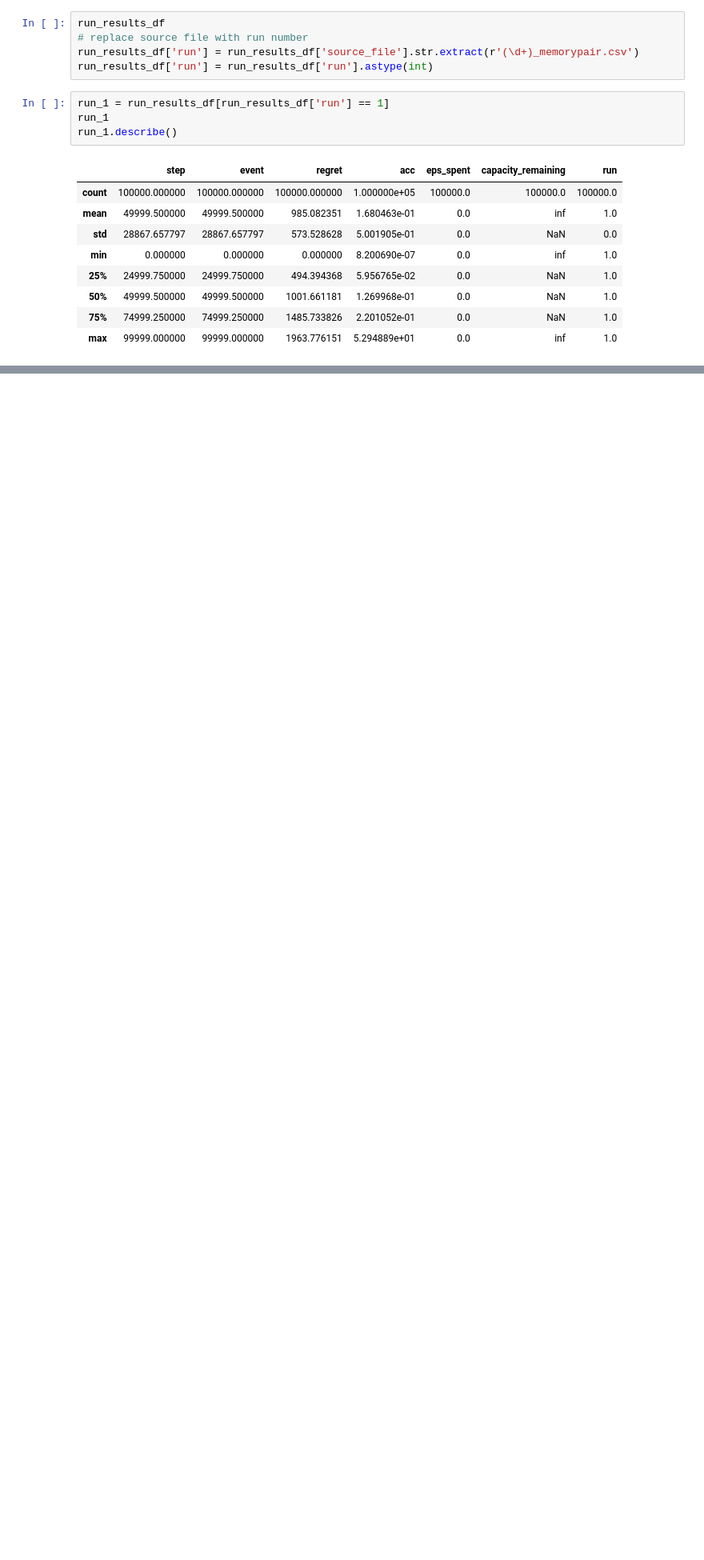
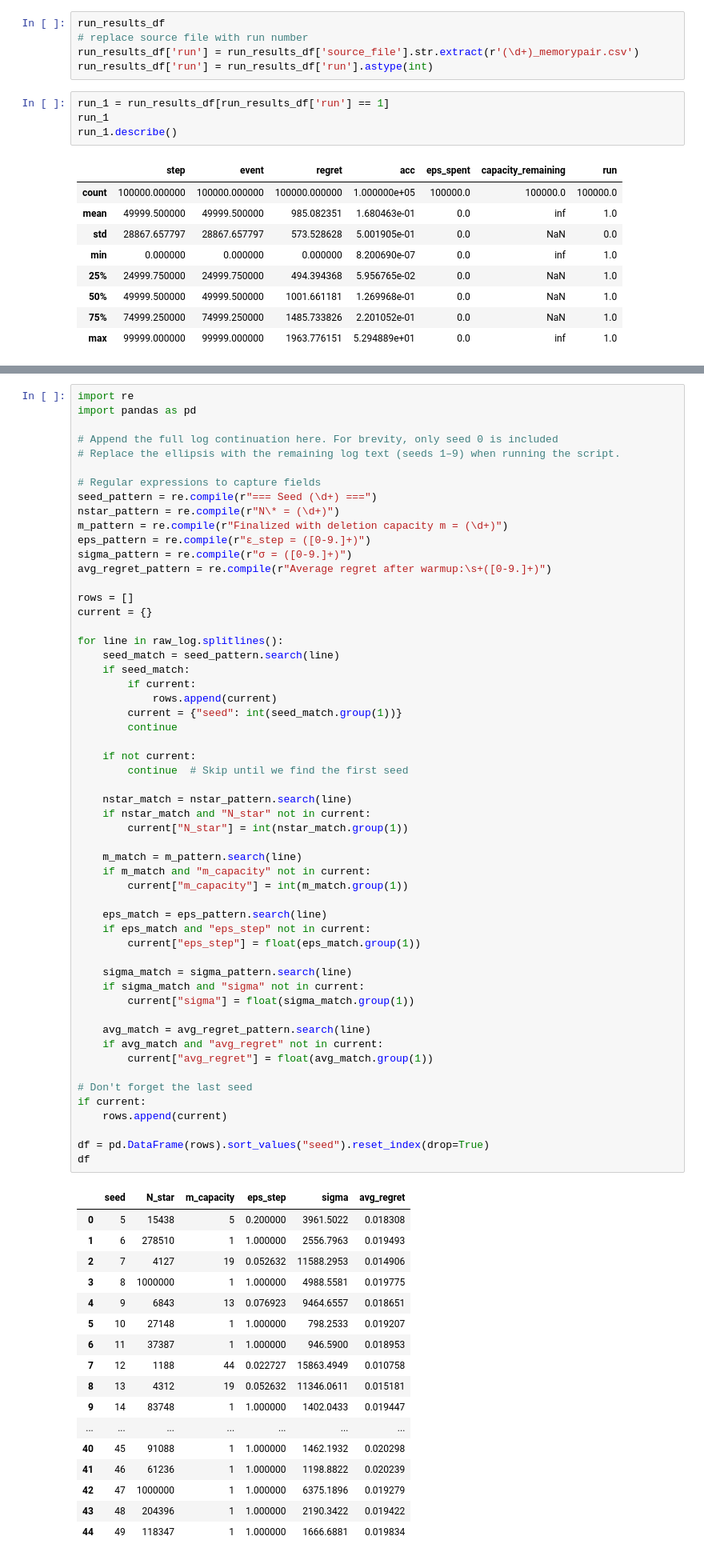
Before and after one commit to kennonstewart/unlearning-research-meta, a Jupyter notebook: experiments/deletion_capacity/results/analysis.ipynb, the cells around one changed output, grey strips where cells are left out. Shown at 80% size. Saved outputs shown, nothing was run; the diff lists cells and outputs as text; blank space fills up the shorter version.

Commit message:
EXP2:auto_warmup synthetic-memorypair 6edb6f0

```diff
--- a/experiments/deletion_capacity/results/analysis.ipynb
+++ b/experiments/deletion_capacity/results/analysis.ipynb
@@ -115,0 +1035,73 @@ plt.show()
+# %%
+import re
+import pandas as pd
+
+# Append the full log continuation here. For brevity, only seed 0 is included
+# Replace the ellipsis with the remaining log text (seeds 1–9) when running the script.
+
+# Regular expressions to capture fields
+seed_pattern = re.compile(r"=== Seed (\d+) ===")
+nstar_pattern = re.compile(r"N\* = (\d+)")
+m_pattern = re.compile(r"Finalized with deletion capacity m = (\d+)")
+eps_pattern = re.compile(r"ε_step = ([0-9.]+)")
+sigma_pattern = re.compile(r"σ = ([0-9.]+)")
+avg_regret_pattern = re.compile(r"Average regret after warmup:\s+([0-9.]+)")
+
+rows = []
+current = {}
+
+for line in raw_log.splitlines():
+    seed_match = seed_pattern.search(line)
+    if seed_match:
+        if current:
+            rows.append(current)
+        current = {"seed": int(seed_match.group(1))}
+        continue
+
+    if not current:
+        continue  # Skip until we find the first seed
+
+    nstar_match = nstar_pattern.search(line)
+    if nstar_match and "N_star" not in current:
+        current["N_star"] = int(nstar_match.group(1))
+
+    m_match = m_pattern.search(line)
+    if m_match and "m_capacity" not in current:
+        current["m_capacity"] = int(m_match.group(1))
+
+    eps_match = eps_pattern.search(line)
+    if eps_match and "eps_step" not in current:
+        current["eps_step"] = float(eps_match.group(1))
+
+    sigma_match = sigma_pattern.search(line)
+    if sigma_match and "sigma" not in current:
+        current["sigma"] = float(sigma_match.group(1))
+
+    avg_match = avg_regret_pattern.search(line)
+    if avg_match and "avg_regret" not in current:
+        current["avg_regret"] = float(avg_match.group(1))
+
+# Don't forget the last seed
+if current:
+    rows.append(current)
+
+df = pd.DataFrame(rows).sort_values("seed").reset_index(drop=True)
+df
+# %% [output]
+|  | seed | N_star | m_capacity | eps_step | sigma | avg_regret |
+| 0 | 5 | 15438 | 5 | 0.200000 | 3961.5022 | 0.018308 |
+| 1 | 6 | 278510 | 1 | 1.000000 | 2556.7963 | 0.019493 |
+| 2 | 7 | 4127 | 19 | 0.052632 | 11588.2953 | 0.014906 |
+| 3 | 8 | 1000000 | 1 | 1.000000 | 4988.5581 | 0.019775 |
+| 4 | 9 | 6843 | 13 | 0.076923 | 9464.6557 | 0.018651 |
+| 5 | 10 | 27148 | 1 | 1.000000 | 798.2533 | 0.019207 |
+| 6 | 11 | 37387 | 1 | 1.000000 | 946.5900 | 0.018953 |
+| 7 | 12 | 1188 | 44 | 0.022727 | 15863.4949 | 0.010758 |
+| 8 | 13 | 4312 | 19 | 0.052632 | 11346.0611 | 0.015181 |
+| 9 | 14 | 83748 | 1 | 1.000000 | 1402.0433 | 0.019447 |
+| ... | ... | ... | ... | ... | ... | ... |
+| 40 | 45 | 91088 | 1 | 1.000000 | 1462.1932 | 0.020298 |
+| 41 | 46 | 61236 | 1 | 1.000000 | 1198.8822 | 0.020239 |
+| 42 | 47 | 1000000 | 1 | 1.000000 | 6375.1896 | 0.019279 |
+| 43 | 48 | 204396 | 1 | 1.000000 | 2190.3422 | 0.019422 |
+| 44 | 49 | 118347 | 1 | 1.000000 | 1666.6881 | 0.019834 |
```
Also changed, not shown: parts of 1 cell of this notebook, 56 other files.
